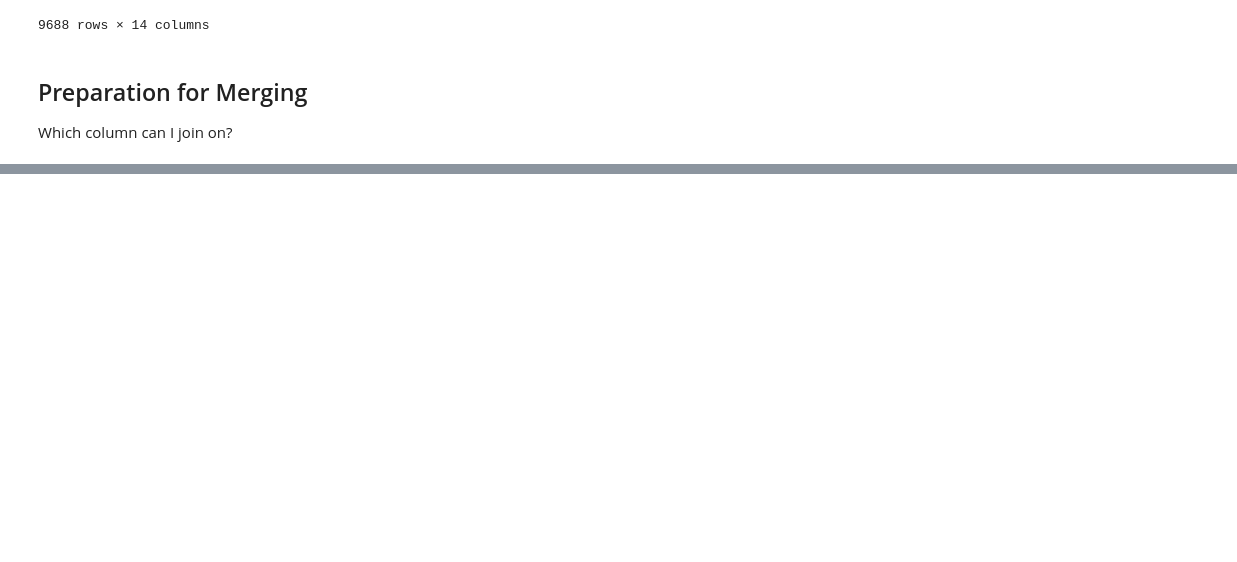
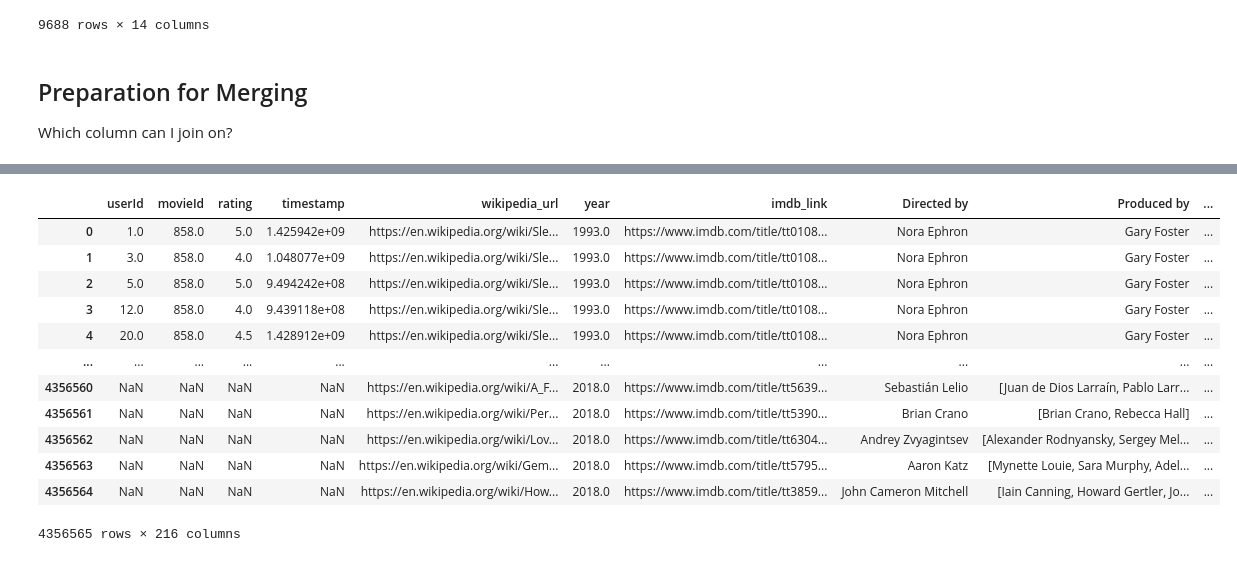
Before and after one commit to TuckerRasbury/Movies-ETL, a Jupyter notebook: ETL_clean_kaggle_data.ipynb, the cells around one changed output, grey strips where cells are left out. Cells and saved outputs as stored; diff of their text form; code cells hidden in the pictures; blank space fills up the shorter version.

```diff
--- a/ETL_clean_kaggle_data.ipynb
+++ b/ETL_clean_kaggle_data.ipynb
@@ -369,11 +337,25 @@ Which column can I join on?
 # %%
 # 9. Transform and merge the ratings DataFrame.
 # Extra detail: transform and merge the ratings DataFrame with the movies_df DataFrame,
 # name the new DataFrame movies_with_ratings_df, then clean the movies_with_ratings_df DataFrame.
 
 movies_with_ratings_df = ratings.merge(movies_df, left_on='movieId', right_on='id', how='right')
-movies_with_ratings_df[rating.columns] = movies_with_ratings_df[rating.columns].fillna(0)
+#movies_with_ratings_df[rating.columns] = movies_with_ratings_df[rating.columns].fillna(0)
 movies_with_ratings_df
+# %% [output]
+|  | userId | movieId | rating | timestamp | wikipedia_url | year | imdb_link | Directed by | Produced by | ... |
+| 0 | 1.0 | 858.0 | 5.0 | 1.425942e+09 | https://en.wikipedia.org/wiki/Sle... | 1993.0 | https://www.imdb.com/title/tt0108... | Nora Ephron | Gary Foster | ... |
+| 1 | 3.0 | 858.0 | 4.0 | 1.048077e+09 | https://en.wikipedia.org/wiki/Sle... | 1993.0 | https://www.imdb.com/title/tt0108... | Nora Ephron | Gary Foster | ... |
+| 2 | 5.0 | 858.0 | 5.0 | 9.494242e+08 | https://en.wikipedia.org/wiki/Sle... | 1993.0 | https://www.imdb.com/title/tt0108... | Nora Ephron | Gary Foster | ... |
+| 3 | 12.0 | 858.0 | 4.0 | 9.439118e+08 | https://en.wikipedia.org/wiki/Sle... | 1993.0 | https://www.imdb.com/title/tt0108... | Nora Ephron | Gary Foster | ... |
+| 4 | 20.0 | 858.0 | 4.5 | 1.428912e+09 | https://en.wikipedia.org/wiki/Sle... | 1993.0 | https://www.imdb.com/title/tt0108... | Nora Ephron | Gary Foster | ... |
+| ... | ... | ... | ... | ... | ... | ... | ... | ... | ... | ... |
+| 4356560 | NaN | NaN | NaN | NaN | https://en.wikipedia.org/wiki/A_F... | 2018.0 | https://www.imdb.com/title/tt5639... | Sebastián Lelio | [Juan de Dios Larraín, Pablo Larr... | ... |
+| 4356561 | NaN | NaN | NaN | NaN | https://en.wikipedia.org/wiki/Per... | 2018.0 | https://www.imdb.com/title/tt5390... | Brian Crano | [Brian Crano, Rebecca Hall] | ... |
+| 4356562 | NaN | NaN | NaN | NaN | https://en.wikipedia.org/wiki/Lov... | 2018.0 | https://www.imdb.com/title/tt6304... | Andrey Zvyagintsev | [Alexander Rodnyansky, Sergey Mel... | ... |
+| 4356563 | NaN | NaN | NaN | NaN | https://en.wikipedia.org/wiki/Gem... | 2018.0 | https://www.imdb.com/title/tt5795... | Aaron Katz | [Mynette Louie, Sara Murphy, Adel... | ... |
+| 4356564 | NaN | NaN | NaN | NaN | https://en.wikipedia.org/wiki/How... | 2018.0 | https://www.imdb.com/title/tt3859... | John Cameron Mitchell | [Iain Canning, Howard Gertler, Jo... | ... |
+4356565 rows × 216 columns
 # %%
 # 11. Set the three variables equal to the function created in D1.
 wiki_file, kaggle_file, ratings_file = extract_transform_load()
```
Also changed, not shown: parts of 3 cells of this notebook, 6 other files.
